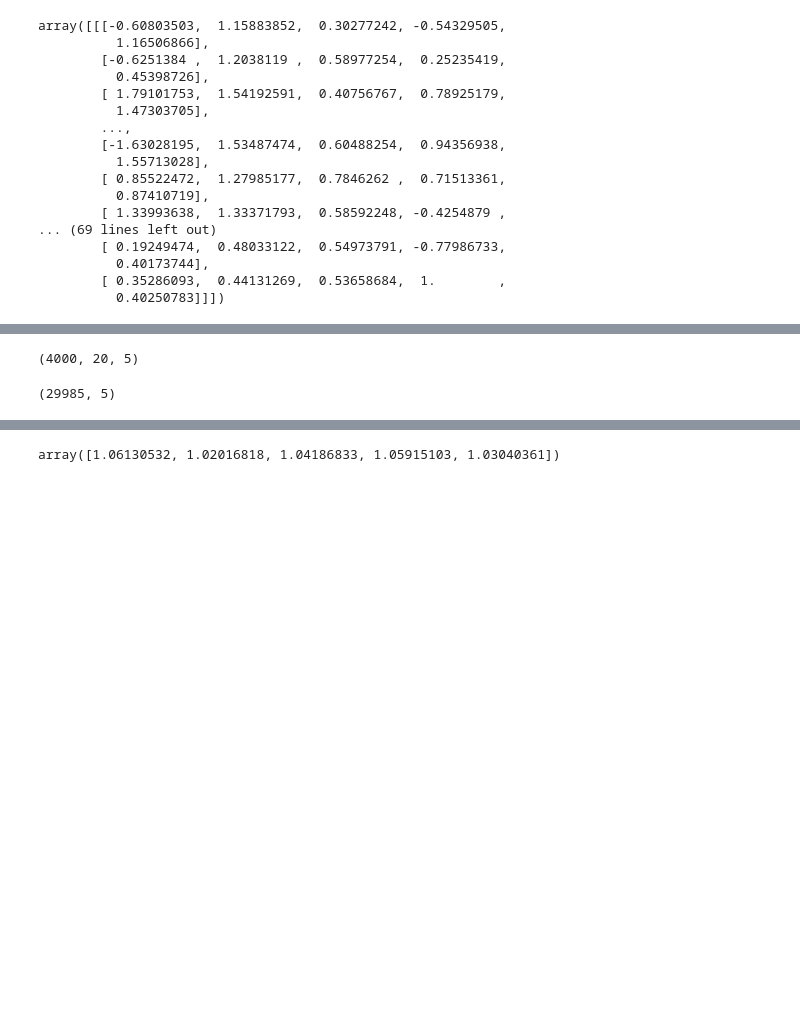
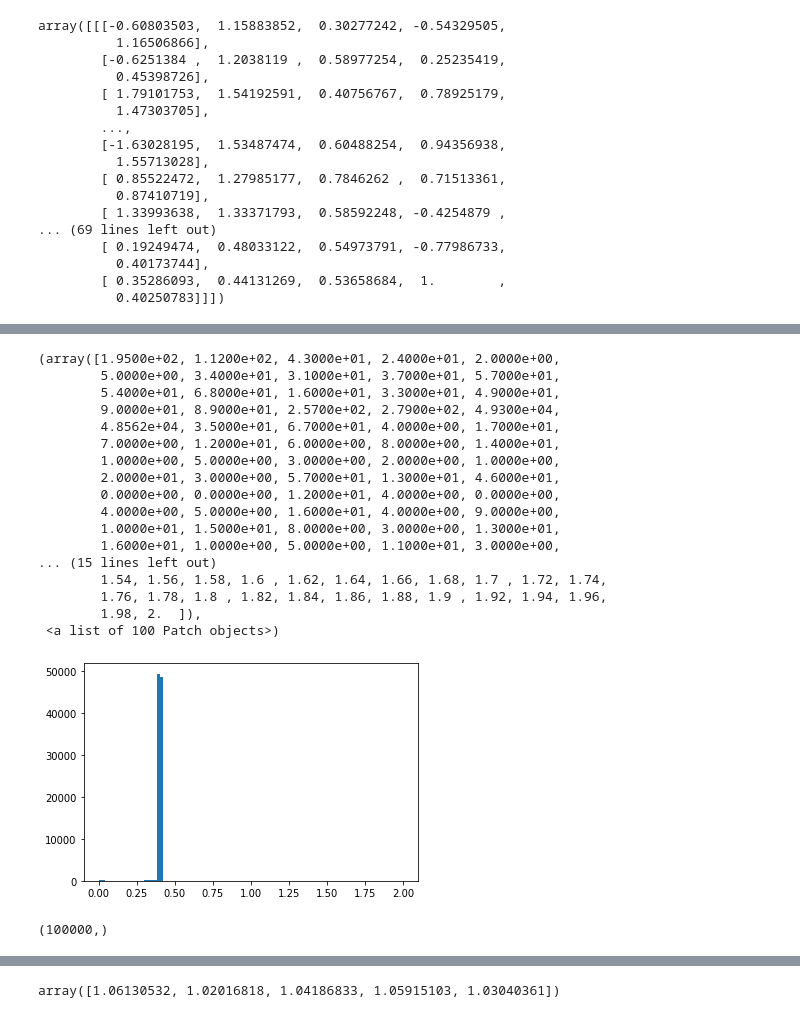
Before and after one commit to AlexanderFengler/nn_likelihoods, a Jupyter notebook: doodle.ipynb, the cells around one changed output, grey strips where cells are left out. Drawn from its saved outputs; the diff is of its cells as text; code cells hidden in the pictures; blank space fills up the shorter version.

```diff
--- a/doodle.ipynb
+++ b/doodle.ipynb
@@ -370,10 +371,27 @@ NameError: name 'test' is not defined
+# %%
+plt.hist(np.reshape(t[2][:,:,4], (-1)), bins = 100)
+# %% [output]
+(array([1.9500e+02, 1.1200e+02, 4.3000e+01, 2.4000e+01, 2.0000e+00,
+        5.0000e+00, 3.4000e+01, 3.1000e+01, 3.7000e+01, 5.7000e+01,
+        5.4000e+01, 6.8000e+01, 1.6000e+01, 3.3000e+01, 4.9000e+01,
+        9.0000e+01, 8.9000e+01, 2.5700e+02, 2.7900e+02, 4.9300e+04,
+        4.8562e+04, 3.5000e+01, 6.7000e+01, 4.0000e+00, 1.7000e+01,
+        7.0000e+00, 1.2000e+01, 6.0000e+00, 8.0000e+00, 1.4000e+01,
+        1.0000e+00, 5.0000e+00, 3.0000e+00, 2.0000e+00, 1.0000e+00,
+        2.0000e+01, 3.0000e+00, 5.7000e+01, 1.3000e+01, 4.6000e+01,
+        0.0000e+00, 0.0000e+00, 1.2000e+01, 4.0000e+00, 0.0000e+00,
+        4.0000e+00, 5.0000e+00, 1.6000e+01, 4.0000e+00, 9.0000e+00,
+        1.0000e+01, 1.5000e+01, 8.0000e+00, 3.0000e+00, 1.3000e+01,
+        1.6000e+01, 1.0000e+00, 5.0000e+00, 1.1000e+01, 3.0000e+00,
+... (15 lines left out)
+        1.54, 1.56, 1.58, 1.6 , 1.62, 1.64, 1.66, 1.68, 1.7 , 1.72, 1.74,
+        1.76, 1.78, 1.8 , 1.82, 1.84, 1.86, 1.88, 1.9 , 1.92, 1.94, 1.96,
+        1.98, 2.  ]),
+ <a list of 100 Patch objects>)
+[figure, added]
+# %%
+np.reshape(t[2][:,:,3], (-1)).shape
+# %% [output]
+(100000,)
 # %%
 test = np.reshape(t[2][2000:3999, 3:18, :],newshape = (-1, 5))
-# %%
-t[2].shape
-# %% [output]
-(4000, 20, 5)
-# %%
-test.shape
-# %% [output]
-(29985, 5)
```
Also changed, not shown: parts of 10 cells of this notebook, 2 other files.
